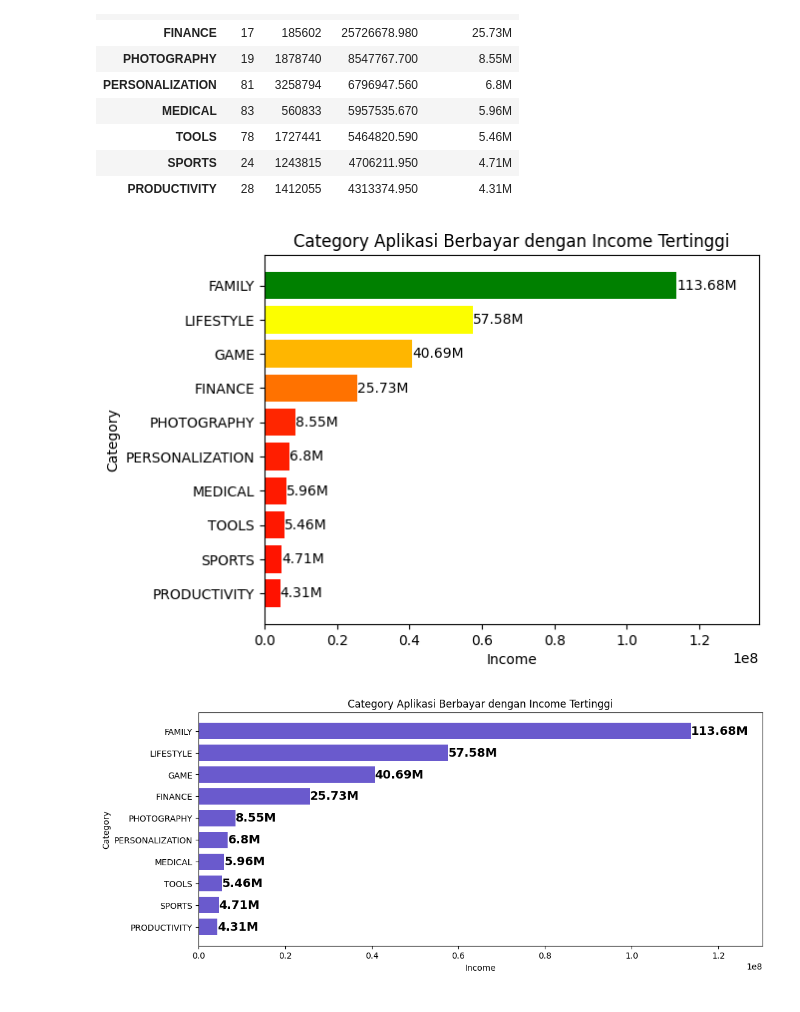
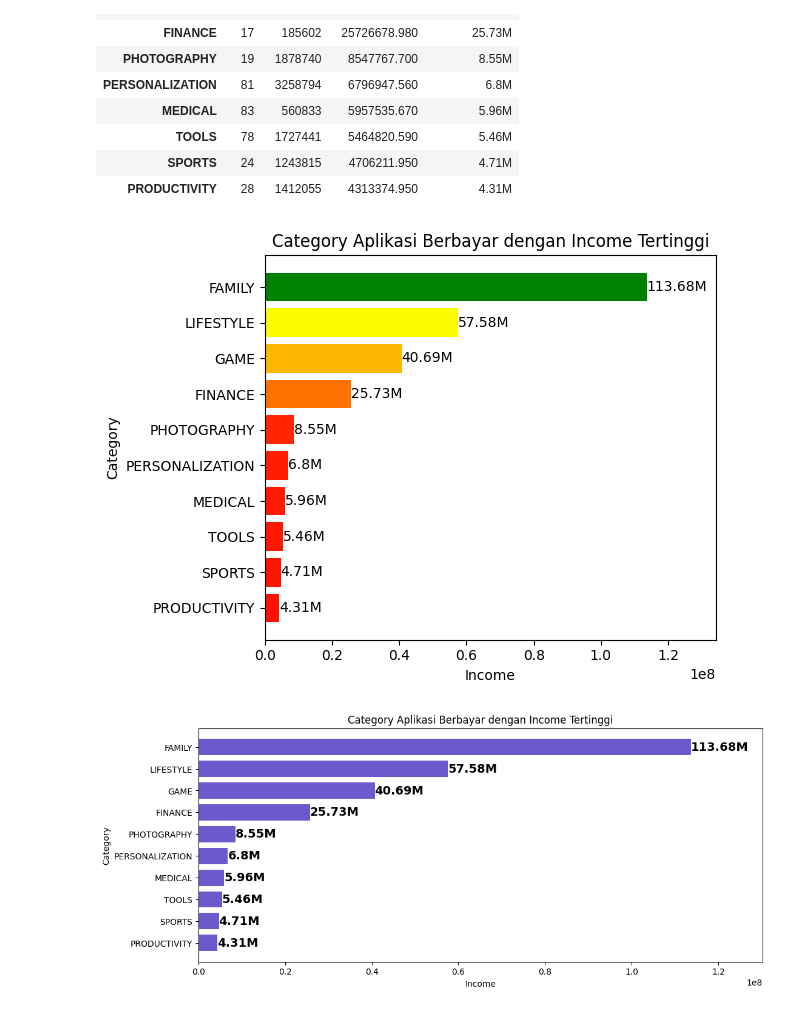
Before and after one commit to nurimammasri/Capstone-Flask-UI-P4DA-Algoritma-Data-Science, a Jupyter notebook: flask-ui-skeleton.ipynb, the cells around one changed output. Cells and saved outputs as stored; diff of their text form; code cells hidden in the pictures.

```diff
--- a/flask-ui-skeleton.ipynb
+++ b/flask-ui-skeleton.ipynb
@@ -385,20 +385,21 @@ colors = cmap(my_norm(data))
 # %%
 # bagian ini definisi
 X = top_selling.index
 Y = top_selling['Income']
 fig, ax = plt.subplots()
 plt.title('Category Aplikasi Berbayar dengan Income Tertinggi')
 plt.xlabel('Income')
 plt.ylabel('Category')
 my_colors = ['r','g','b','k','y','m','c']
 g=ax.barh(X,Y,color=colors)
 _, xmax = plt.xlim()
-ax.set_xlim(0, xmax+(xmax/7))
+ax.set_xlim(0, xmax+(xmax/8))
 ax.bar_label(g,labels=top_selling['Income_Label'])
 plt.savefig('income_order.png',bbox_inches="tight")
+plt.tight_layout()
 plt.show()
 # %% [output]
-[figure, old version]
+[figure, new version]
 # %%
 X = top_selling.index
 Y = top_selling['Income']
```
